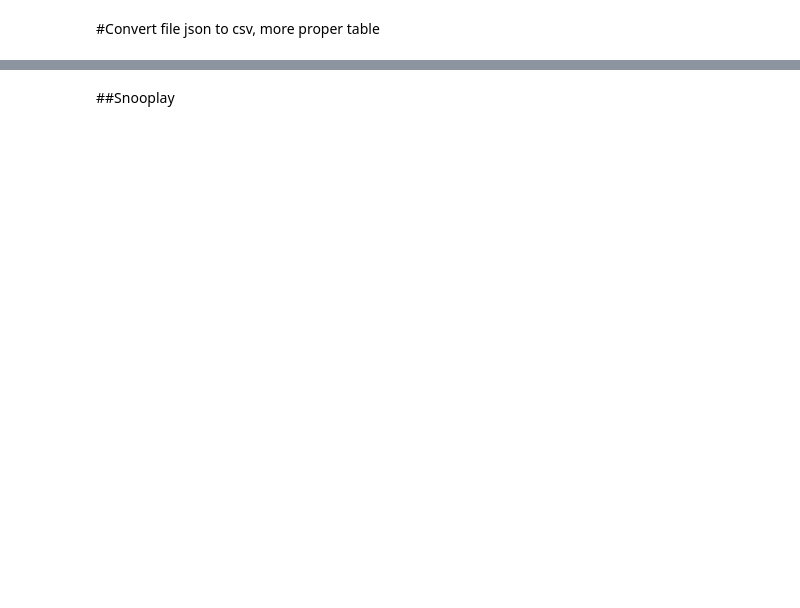
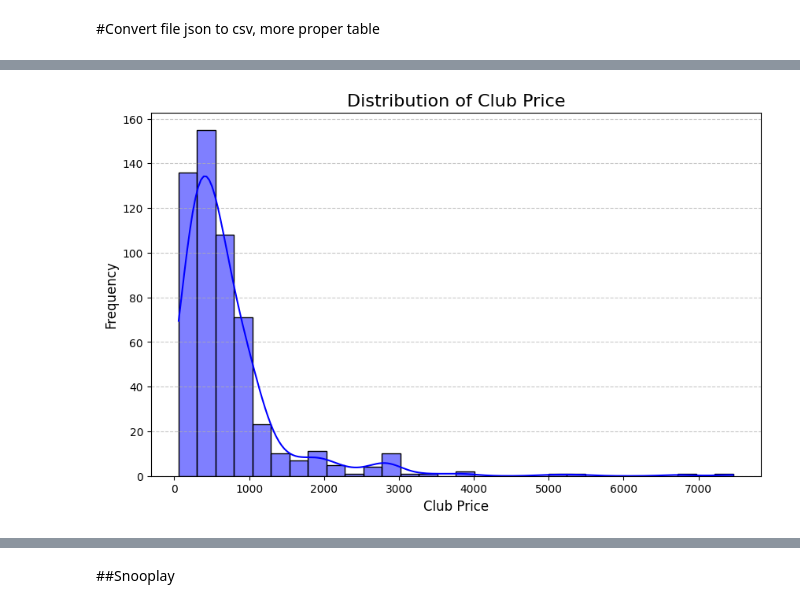
Before and after one commit to rjrizani/marketplace_-Competitive, a Jupyter notebook: EDA.ipynb, the cells around one changed output, grey strips where cells are left out. Cells and saved outputs as stored; diff of their text form; code cells hidden in the pictures; blank space fills up the shorter version.

```diff
--- a/EDA.ipynb
+++ b/EDA.ipynb
@@ -60,0 +87,4 @@ df.to_csv('output_firstcry_cleaned.csv', index=False)
+# %%
+
+df['Title'] = df['Title'].apply(lambda x: ' '.join(x.split()[:3]))
+df.head(10)
@@ -60,0 +103,14 @@ df.to_csv('output_firstcry_cleaned.csv', index=False)
+# %%
+import seaborn as sns
+
+import matplotlib.pyplot as plt
+# Analyze the distribution of 'Club Price' in the DataFrame
+plt.figure(figsize=(10, 6))
+sns.histplot(df['Club Price'], kde=True, bins=30, color='blue')
+plt.title('Distribution of Club Price', fontsize=16)
+plt.xlabel('Club Price', fontsize=12)
+plt.ylabel('Frequency', fontsize=12)
+plt.grid(axis='y', linestyle='--', alpha=0.7)
+plt.show()
+# %% [output]
+[figure, added]
```
Also changed, not shown: parts of 16 cells of this notebook, 2 other files.
